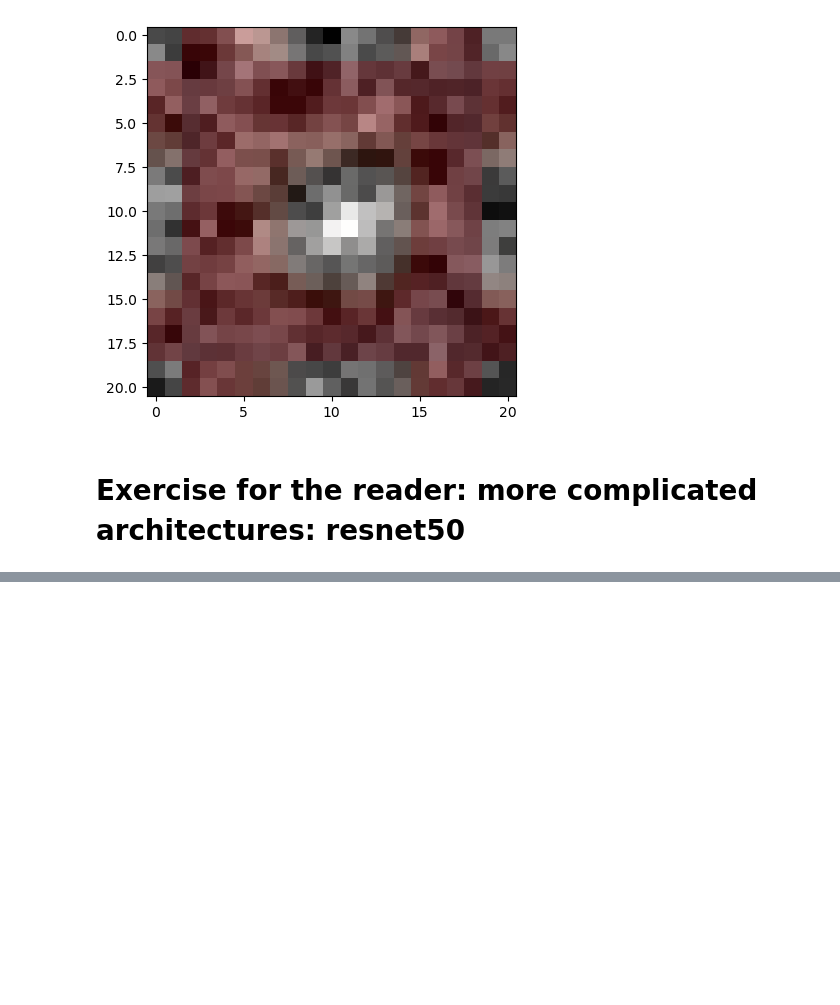
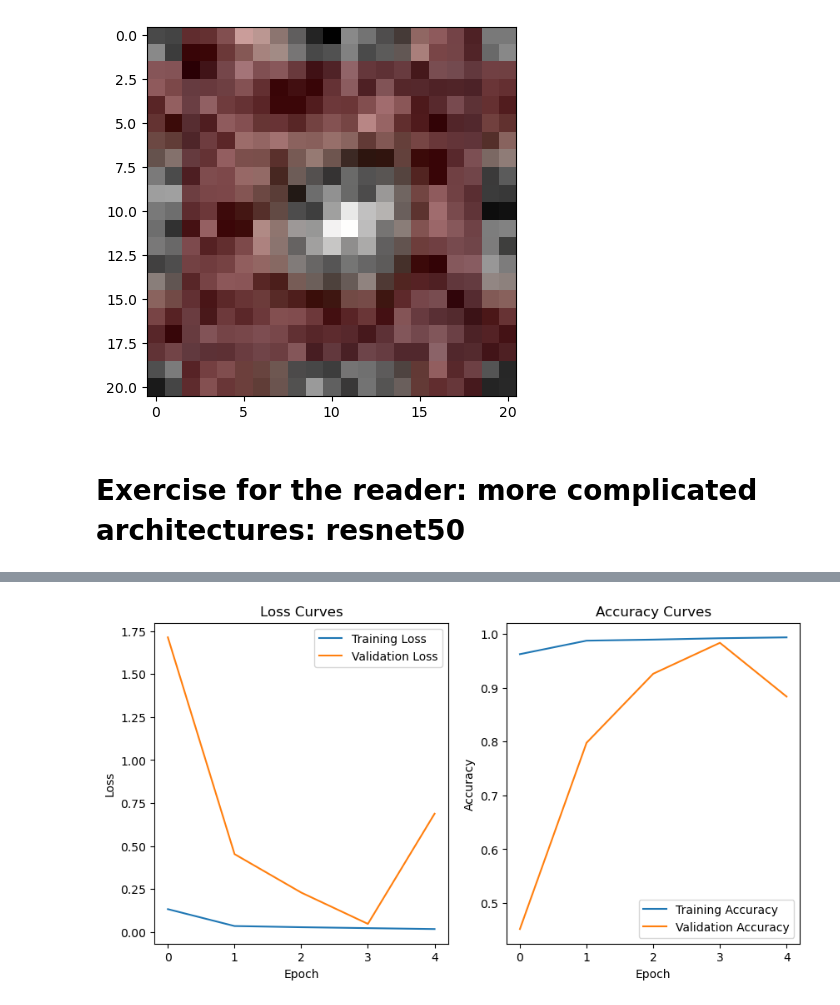
Before and after one commit to sylvielsstfr/MyAstroML, a Jupyter notebook: 2019/Chap9/SDSSClassification.ipynb, the cells around one changed output, grey strips where cells are left out. Saved outputs shown, nothing was run; the diff lists cells and outputs as text; code cells hidden in the pictures; blank space fills up the shorter version.

```diff
--- a/2019/Chap9/SDSSClassification.ipynb
+++ b/2019/Chap9/SDSSClassification.ipynb
@@ -778,0 +782,5 @@ Epoch 4/5
+# %%
+# plot the training history
+plot_model_history(resnet_model_history)
+# %% [output]
+[figure, added]
```
Also changed, not shown: parts of 2 cells of this notebook, 1 other file.
